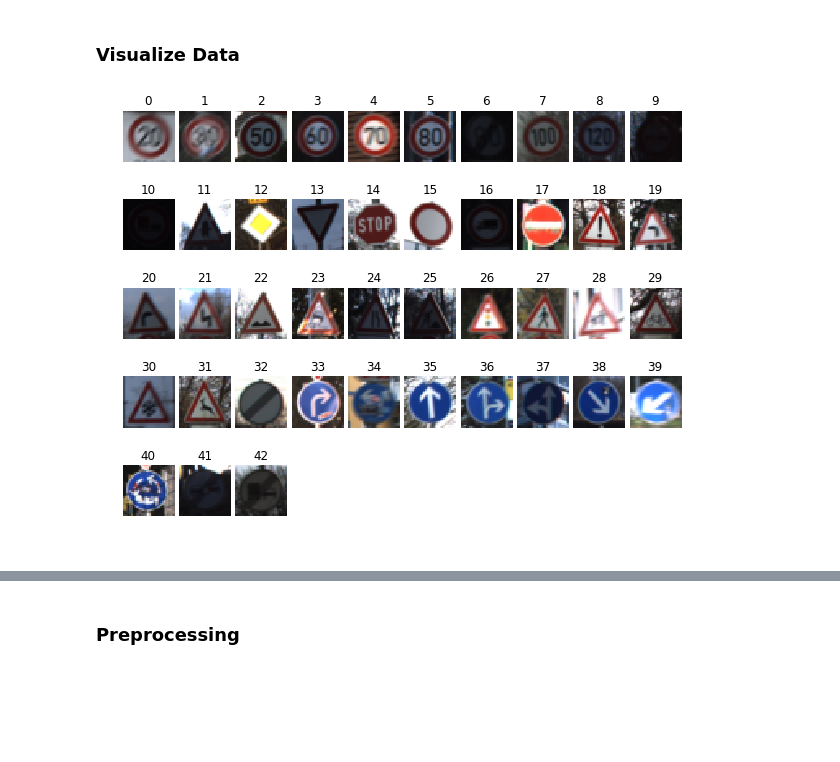
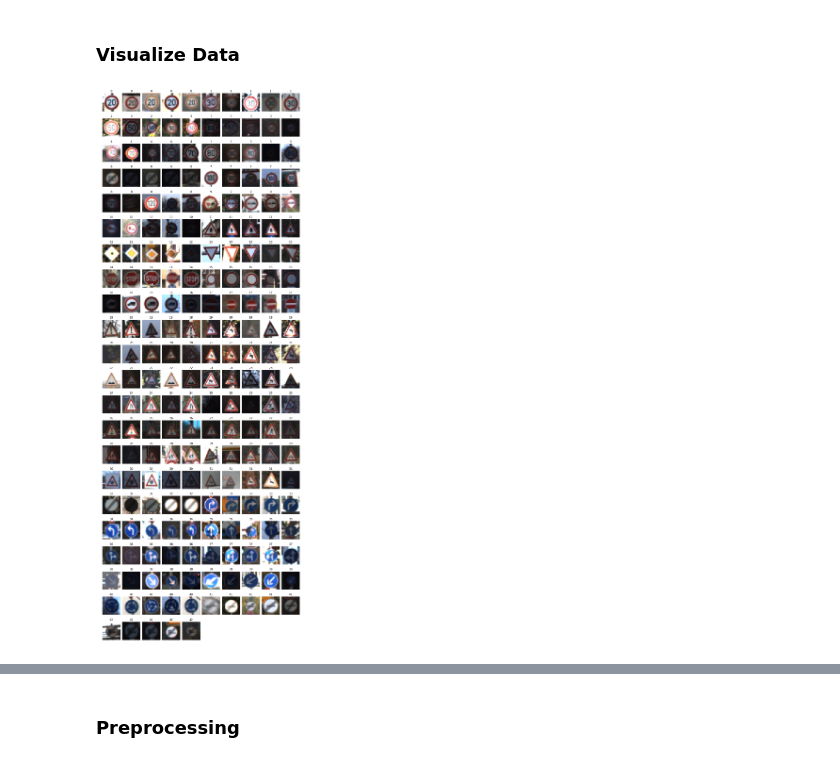
Before and after one commit to hafizur-rahman/CarND-Traffic-Sign-Classifier-Project, a Jupyter notebook: Traffic_Sign_Classifier.ipynb, the cells around one changed output, grey strips where cells are left out. Saved outputs shown, nothing was run; the diff lists cells and outputs as text; code cells hidden in the pictures; blank space fills up the shorter version.

```diff
--- a/Traffic_Sign_Classifier.ipynb
+++ b/Traffic_Sign_Classifier.ipynb
@@ -178,25 +185,26 @@ Use the code cell (or multiple code cells, if necessary) to implement the first
 # %%
-def show_class_sample(class_sample_image, num_rows=5, num_cols=10):
-    fig, axs = plt.subplots(num_rows, num_cols, figsize=(10, 8))
+import random
+
+def show_class_sample(images_by_class, num_rows=int(n_classes/2)+1, num_cols=10):
+    fig, axs = plt.subplots(num_rows, num_cols, figsize=(15, n_classes))
     fig.subplots_adjust(hspace=0.1, wspace=0.1)
     axs = axs.ravel()
 
     for r in range(num_rows):
         for c in range(num_cols):
             i = r * num_cols + c
 
+            cls_indx = int(i/5)
+            if cls_indx < n_classes:
+                img_indx = random.randint(0, len(images_by_class[cls_indx])-1)
+                image = X_train[images_by_class[cls_indx][img_indx]]
+
+                axs[i].imshow(image)
+                axs[i].set_title(cls_indx)
             axs[i].axis('off')
 
-            if (i < len(class_sample_image)):
-                axs[i].imshow(class_sample_image[i])
-                axs[i].set_title(i)
+    plt.show()
 
-    plt.show()
+show_class_sample(images_by_class)
+# %% [output]
+[figure, added]
-# %%
-class_sample_image = dict()
-for data, label in zip(X_train, y_train):
-    class_sample_image[label] = data
-
-show_class_sample(class_sample_image)
-# %% [output]
-[figure, removed]
```
Also changed, not shown: parts of 21 cells of this notebook.
